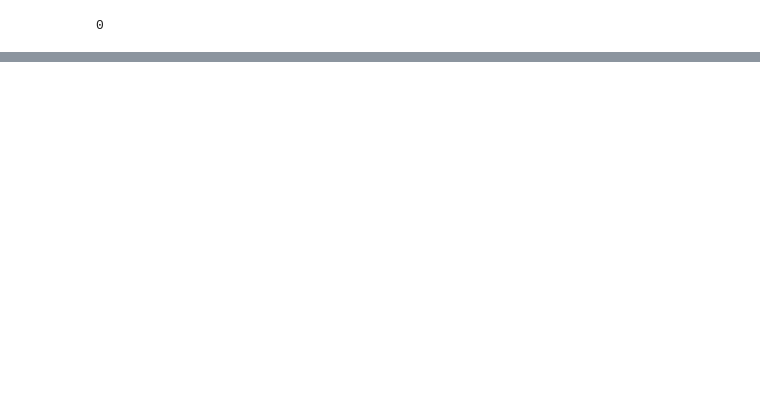
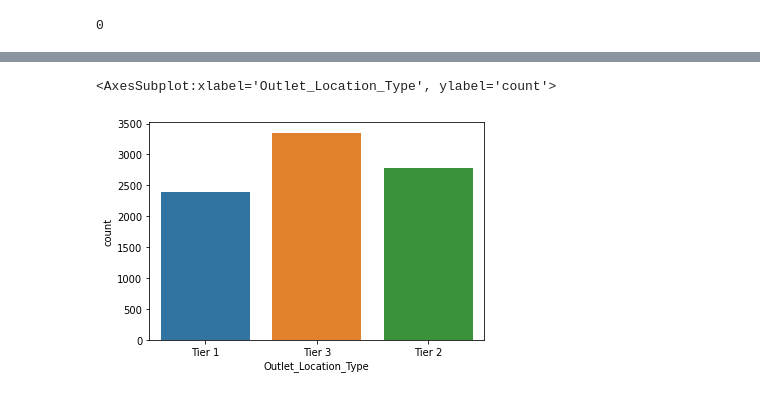
Before and after one commit to Sanjjushri/data-analysis, a Jupyter notebook: 1-analysis.ipynb, the cells around one changed output, grey strips where cells are left out. Drawn from its saved outputs; the diff is of its cells as text; code cells hidden in the pictures; blank space fills up the shorter version.

```diff
--- a/1-analysis.ipynb
+++ b/1-analysis.ipynb
@@ -86,0 +96,5 @@ df.head()
+# %%
+sns.countplot(df.Outlet_Location_Type)
+# %% [output]
+<AxesSubplot:xlabel='Outlet_Location_Type', ylabel='count'>
+[figure, added]
```
Also changed, not shown: parts of 22 cells of this notebook, 2 other files.
